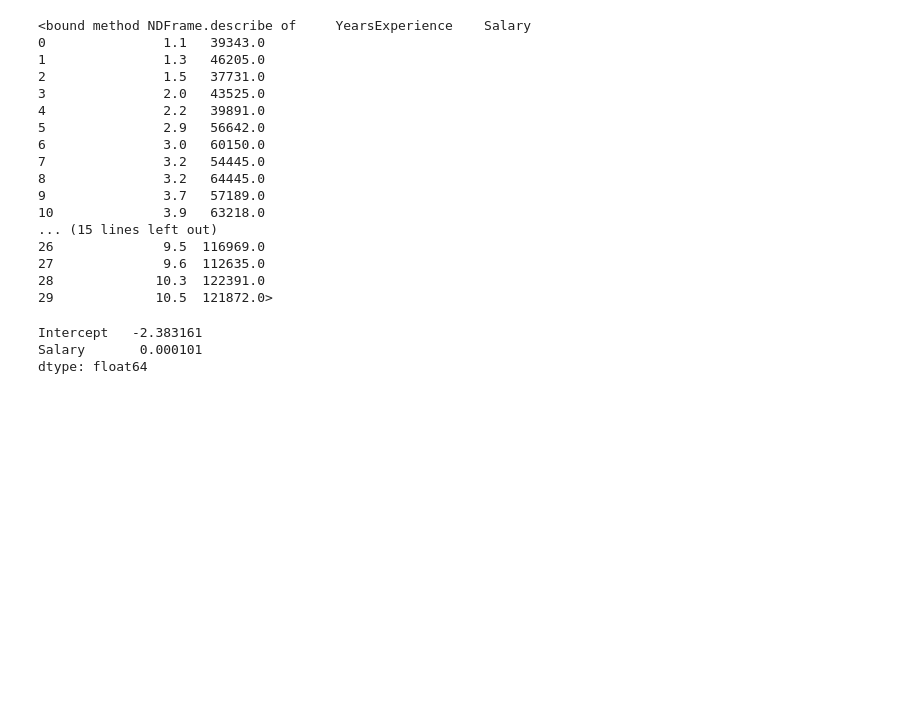
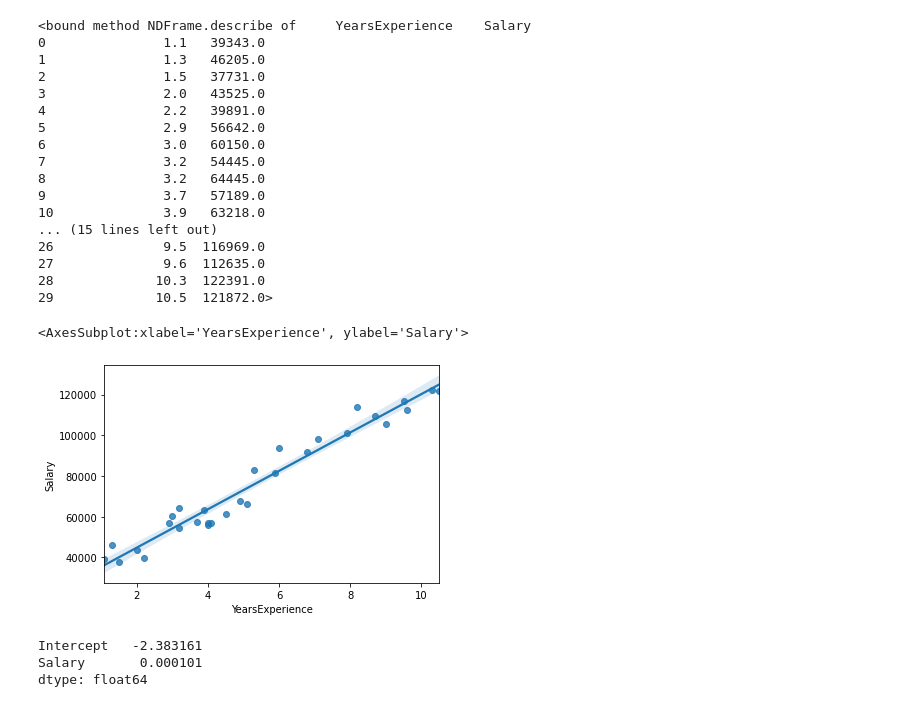
Before and after one commit to aparnavenugopal-97/Simple-Linear-Regression, a Jupyter notebook: salary.ipynb, the cells around one changed output. Saved outputs shown, nothing was run; the diff lists cells and outputs as text; code cells hidden in the pictures; blank space fills up the shorter version.

```diff
--- a/salary.ipynb
+++ b/salary.ipynb
@@ -52,6 +53,11 @@ data_Q4b.describe
 27              9.6  112635.0
 28             10.3  122391.0
 29             10.5  121872.0>
+# %%
+sns.regplot(x=data_Q4b['YearsExperience'],y=data_Q4b["Salary"])
+# %% [output]
+<AxesSubplot:xlabel='YearsExperience', ylabel='Salary'>
+[figure, added]
 # %%
 model = smf.ols("YearsExperience~Salary",data=data_Q4b).fit()
 # %%
```
Also changed, not shown: parts of 10 cells of this notebook.
